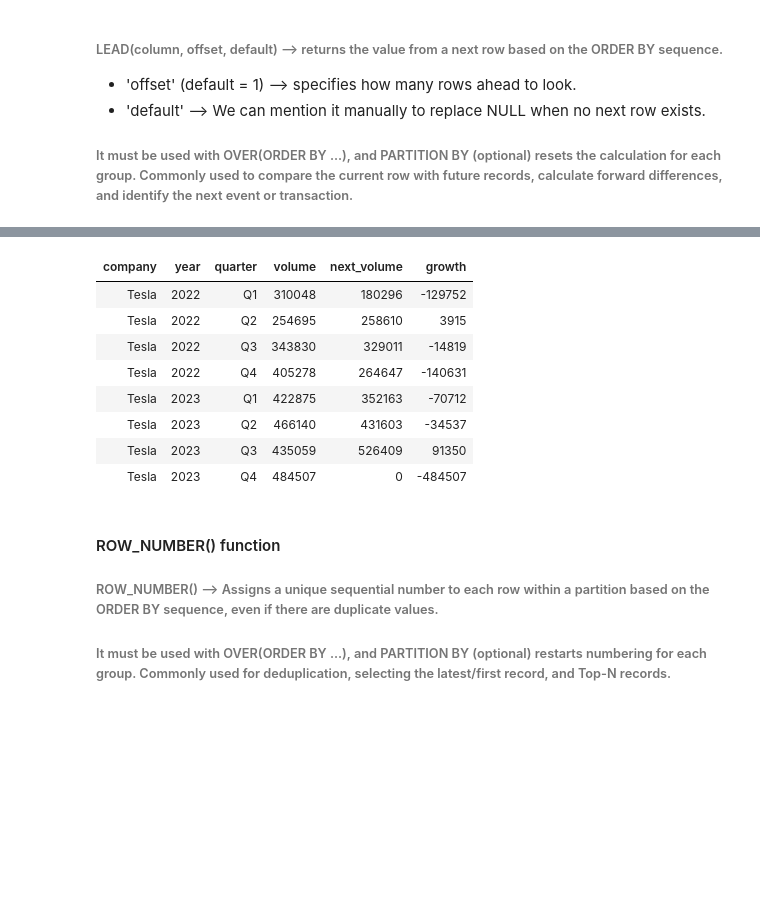
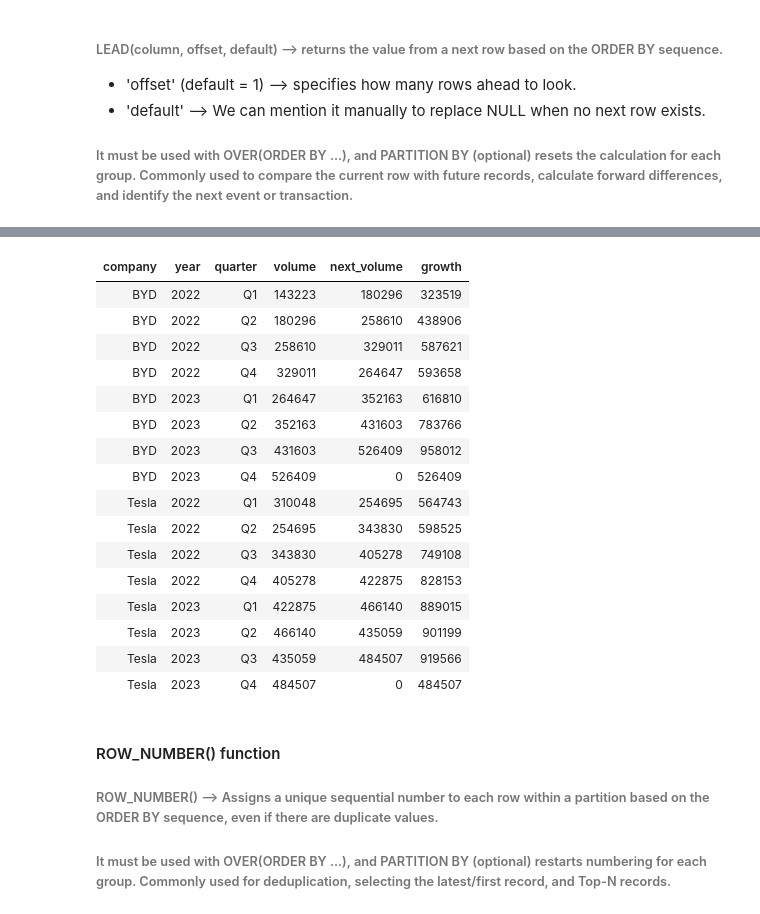
Before and after one commit to Rupam-1/SQL-Pyspark_Study, a Jupyter notebook: 08. Windows Function.ipynb, the cells around one changed output, grey strips where cells are left out. Saved outputs shown, nothing was run; the diff lists cells and outputs as text; code cells hidden in the pictures; blank space fills up the shorter version.

Commit message:
window frames

```diff
--- a/08. Windows Function.ipynb
+++ b/08. Windows Function.ipynb
@@ -269,26 +279,34 @@ where company = "Tesla";
 # %%
 from pyspark.sql.functions import *
 from pyspark.sql.window import Window
 
 sales_df.withColumn(
     "next_volume",
-    lead(col("volume"),1,0).over(Window.orderBy(col("year"), col("quarter")))
+    lead(col("volume"),1,0).over(
+                Window.partitionBy(col("company")).orderBy(col("year"), col("quarter"))
+    )
 ).withColumn(
     "growth",
-    (col("next_volume") - col("volume"))
-).filter(
-    col("company") == "Tesla"
+    (col("next_volume") + col("volume"))
 ).display()
 # %% [output]
 | company | year | quarter | volume | next_volume | growth |
-| Tesla | 2022 | Q1 | 310048 | 180296 | -129752 |
-| Tesla | 2022 | Q2 | 254695 | 258610 | 3915 |
-| Tesla | 2022 | Q3 | 343830 | 329011 | -14819 |
-| Tesla | 2022 | Q4 | 405278 | 264647 | -140631 |
-| Tesla | 2023 | Q1 | 422875 | 352163 | -70712 |
-| Tesla | 2023 | Q2 | 466140 | 431603 | -34537 |
-| Tesla | 2023 | Q3 | 435059 | 526409 | 91350 |
-| Tesla | 2023 | Q4 | 484507 | 0 | -484507 |
+| BYD | 2022 | Q1 | 143223 | 180296 | 323519 |
+| BYD | 2022 | Q2 | 180296 | 258610 | 438906 |
+| BYD | 2022 | Q3 | 258610 | 329011 | 587621 |
+| BYD | 2022 | Q4 | 329011 | 264647 | 593658 |
+| BYD | 2023 | Q1 | 264647 | 352163 | 616810 |
+| BYD | 2023 | Q2 | 352163 | 431603 | 783766 |
+| BYD | 2023 | Q3 | 431603 | 526409 | 958012 |
+| BYD | 2023 | Q4 | 526409 | 0 | 526409 |
+| Tesla | 2022 | Q1 | 310048 | 254695 | 564743 |
+| Tesla | 2022 | Q2 | 254695 | 343830 | 598525 |
+| Tesla | 2022 | Q3 | 343830 | 405278 | 749108 |
+| Tesla | 2022 | Q4 | 405278 | 422875 | 828153 |
+| Tesla | 2023 | Q1 | 422875 | 466140 | 889015 |
+| Tesla | 2023 | Q2 | 466140 | 435059 | 901199 |
+| Tesla | 2023 | Q3 | 435059 | 484507 | 919566 |
+| Tesla | 2023 | Q4 | 484507 | 0 | 484507 |
 # %% [markdown]
 #### ROW_NUMBER() function
 
```
Also changed, not shown: parts of 8 cells of this notebook, 1 other file.
